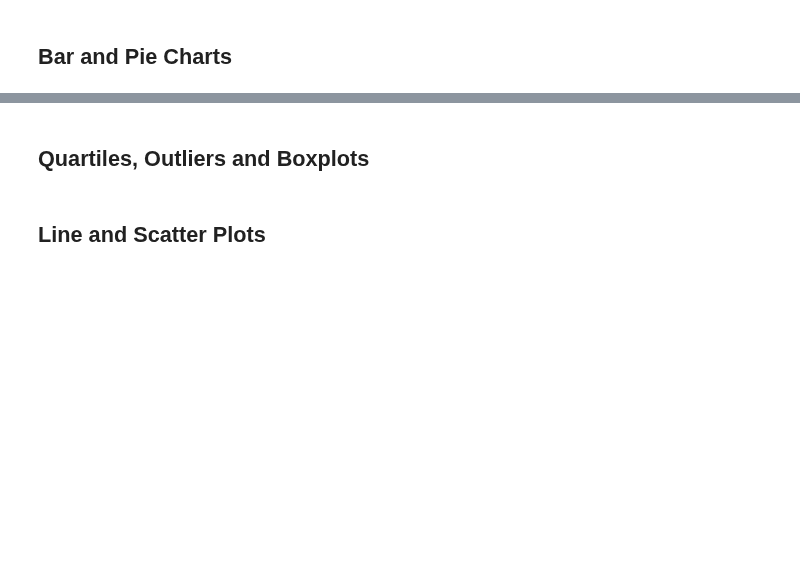
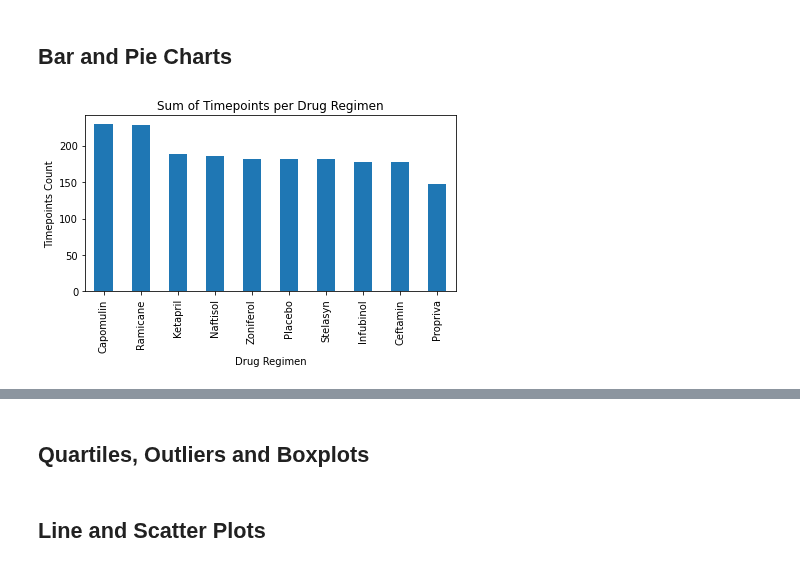
Before and after one commit to jimbleslilley/matplotlib-challenge, a Jupyter notebook: pymaceuticals_JL.ipynb, the cells around one changed output, grey strips where cells are left out. Drawn from its saved outputs; the diff is of its cells as text; code cells hidden in the pictures; blank space fills up the shorter version.

Commit message:
added bar charts

```diff
--- a/pymaceuticals_JL.ipynb
+++ b/pymaceuticals_JL.ipynb
@@ -190,5 +190,12 @@ gb_regimen_summary
 ## Bar and Pie Charts
 # %%
 # Generate a bar plot showing the total number of timepoints for all mice tested for each drug regimen using Pandas.
+mice_vs_cancer["Drug Regimen"].value_counts().plot(kind="bar")
+plt.xlabel("Drug Regimen")
+plt.ylabel("Timepoints Count")
+plt.title("Sum of Timepoints per Drug Regimen")
+plt.tight_layout()
+# %% [output]
+[figure, added]
 # %%
 # Generate a bar plot showing the total number of timepoints for all mice tested for each drug regimen using pyplot.
```
Also changed, not shown: parts of 5 cells of this notebook.
